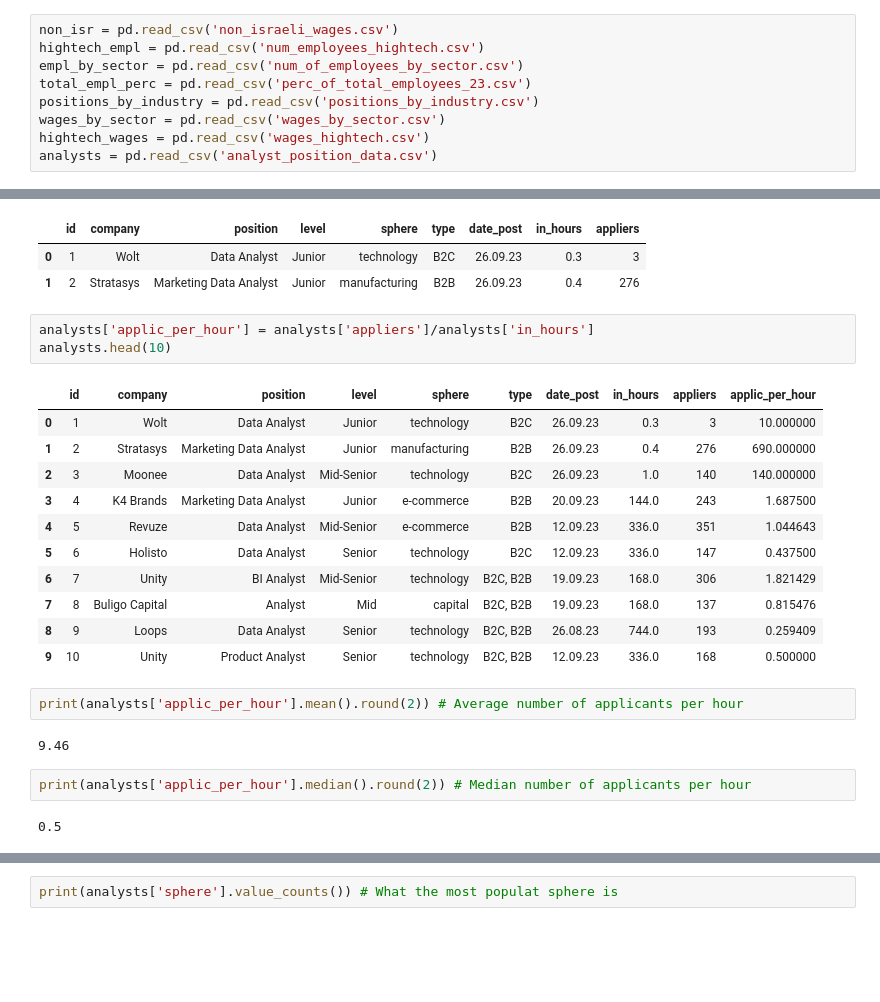
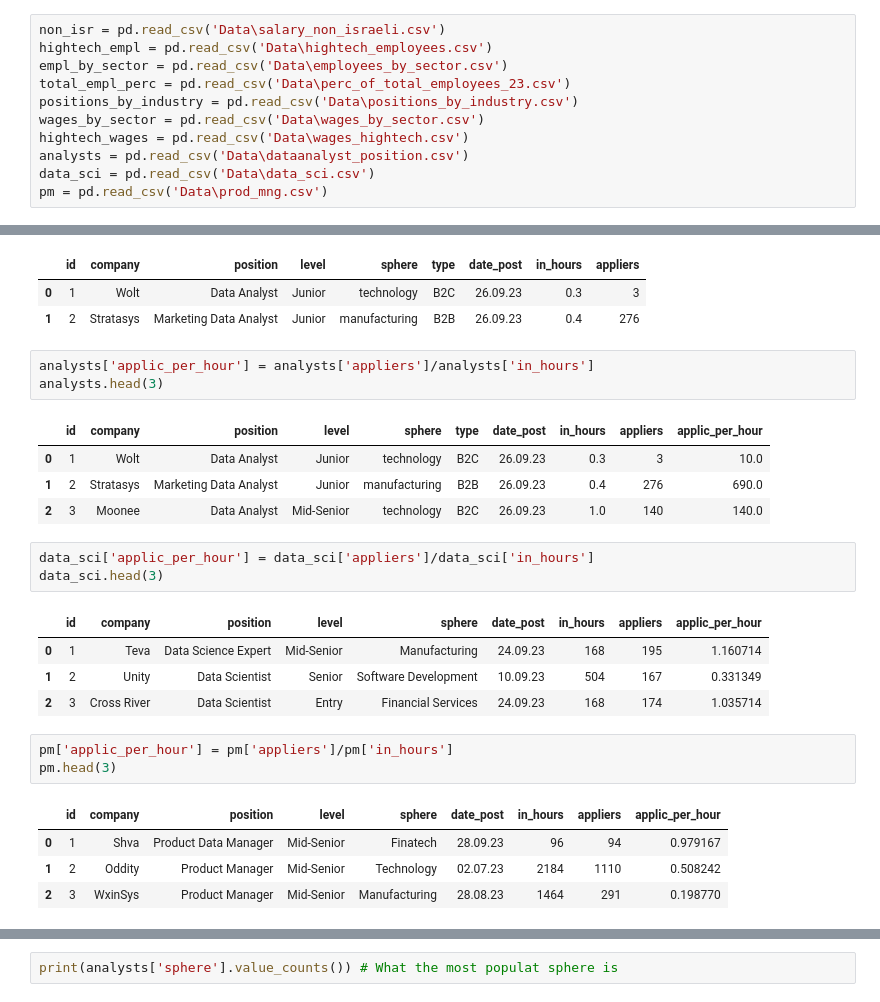
Before and after one commit to LeiaRz/Employment-and-wages-23, a Jupyter notebook: salary_stat_summary.ipynb, the cells around one changed output, grey strips where cells are left out. Cells and saved outputs as stored; diff of their text form; blank space fills up the shorter version.

```diff
--- a/salary_stat_summary.ipynb
+++ b/salary_stat_summary.ipynb
@@ -5,14 +5,16 @@ import matplotlib.pyplot as plt
 import plotly.express as px
 from matplotlib import cm
 # %%
-non_isr = pd.read_csv('non_israeli_wages.csv')
-hightech_empl = pd.read_csv('num_employees_hightech.csv')
-empl_by_sector = pd.read_csv('num_of_employees_by_sector.csv')
-total_empl_perc = pd.read_csv('perc_of_total_employees_23.csv')
-positions_by_industry = pd.read_csv('positions_by_industry.csv')
-wages_by_sector = pd.read_csv('wages_by_sector.csv')
-hightech_wages = pd.read_csv('wages_hightech.csv')
-analysts = pd.read_csv('analyst_position_data.csv')
+non_isr = pd.read_csv('Data\salary_non_israeli.csv')
+hightech_empl = pd.read_csv('Data\hightech_employees.csv')
+empl_by_sector = pd.read_csv('Data\employees_by_sector.csv')
+total_empl_perc = pd.read_csv('Data\perc_of_total_employees_23.csv')
+positions_by_industry = pd.read_csv('Data\positions_by_industry.csv')
+wages_by_sector = pd.read_csv('Data\wages_by_sector.csv')
+hightech_wages = pd.read_csv('Data\wages_hightech.csv')
+analysts = pd.read_csv('Data\dataanalyst_position.csv')
+data_sci = pd.read_csv('Data\data_sci.csv')
+pm = pd.read_csv('Data\prod_mng.csv')
 # %%
 analysts.head(2)
 # %% [output]
@@ -21,24 +23,25 @@ analysts.head(2)
 | 1 | 2 | Stratasys | Marketing Data Analyst | Junior | manufacturing | B2B | 26.09.23 | 0.4 | 276 |
 # %%
 analysts['applic_per_hour'] = analysts['appliers']/analysts['in_hours']
-analysts.head(10)
+analysts.head(3)
 # %% [output]
 |  | id | company | position | level | sphere | type | date_post | in_hours | appliers | applic_per_hour |
-| 0 | 1 | Wolt | Data Analyst | Junior | technology | B2C | 26.09.23 | 0.3 | 3 | 10.000000 |
-| 1 | 2 | Stratasys | Marketing Data Analyst | Junior | manufacturing | B2B | 26.09.23 | 0.4 | 276 | 690.000000 |
-| 2 | 3 | Moonee | Data Analyst | Mid-Senior | technology | B2C | 26.09.23 | 1.0 | 140 | 140.000000 |
-| 3 | 4 | K4 Brands | Marketing Data Analyst | Junior | e-commerce | B2B | 20.09.23 | 144.0 | 243 | 1.687500 |
-| 4 | 5 | Revuze | Data Analyst | Mid-Senior | e-commerce | B2B | 12.09.23 | 336.0 | 351 | 1.044643 |
-| 5 | 6 | Holisto | Data Analyst | Senior | technology | B2C | 12.09.23 | 336.0 | 147 | 0.437500 |
-| 6 | 7 | Unity | BI Analyst | Mid-Senior | technology | B2C, B2B | 19.09.23 | 168.0 | 306 | 1.821429 |
-| 7 | 8 | Buligo Capital | Analyst | Mid | capital | B2C, B2B | 19.09.23 | 168.0 | 137 | 0.815476 |
-| 8 | 9 | Loops | Data Analyst | Senior | technology | B2C, B2B | 26.08.23 | 744.0 | 193 | 0.259409 |
-| 9 | 10 | Unity | Product Analyst | Senior | technology | B2C, B2B | 12.09.23 | 336.0 | 168 | 0.500000 |
+| 0 | 1 | Wolt | Data Analyst | Junior | technology | B2C | 26.09.23 | 0.3 | 3 | 10.0 |
+| 1 | 2 | Stratasys | Marketing Data Analyst | Junior | manufacturing | B2B | 26.09.23 | 0.4 | 276 | 690.0 |
+| 2 | 3 | Moonee | Data Analyst | Mid-Senior | technology | B2C | 26.09.23 | 1.0 | 140 | 140.0 |
-# %%
-print(analysts['applic_per_hour'].mean().round(2)) # Average number of applicants per hour
-# %% [output]
-9.46
-# %%
-print(analysts['applic_per_hour'].median().round(2)) # Median number of applicants per hour
-# %% [output]
-0.5
+# %%
+data_sci['applic_per_hour'] = data_sci['appliers']/data_sci['in_hours']
+data_sci.head(3)
+# %% [output]
+|  | id | company | position | level | sphere | date_post | in_hours | appliers | applic_per_hour |
+| 0 | 1 | Teva | Data Science Expert | Mid-Senior | Manufacturing | 24.09.23 | 168 | 195 | 1.160714 |
+| 1 | 2 | Unity | Data Scientist | Senior | Software Development | 10.09.23 | 504 | 167 | 0.331349 |
+| 2 | 3 | Cross River | Data Scientist | Entry | Financial Services | 24.09.23 | 168 | 174 | 1.035714 |
+# %%
+pm['applic_per_hour'] = pm['appliers']/pm['in_hours']
+pm.head(3)
+# %% [output]
+|  | id | company | position | level | sphere | date_post | in_hours | appliers | applic_per_hour |
+| 0 | 1 | Shva | Product Data Manager | Mid-Senior | Finatech | 28.09.23 | 96 | 94 | 0.979167 |
+| 1 | 2 | Oddity | Product Manager | Mid-Senior | Technology | 02.07.23 | 2184 | 1110 | 0.508242 |
+| 2 | 3 | WxinSys | Product Manager | Mid-Senior | Manufacturing | 28.08.23 | 1464 | 291 | 0.198770 |
```
Also changed, not shown: parts of 3 cells of this notebook, 20 other files.
